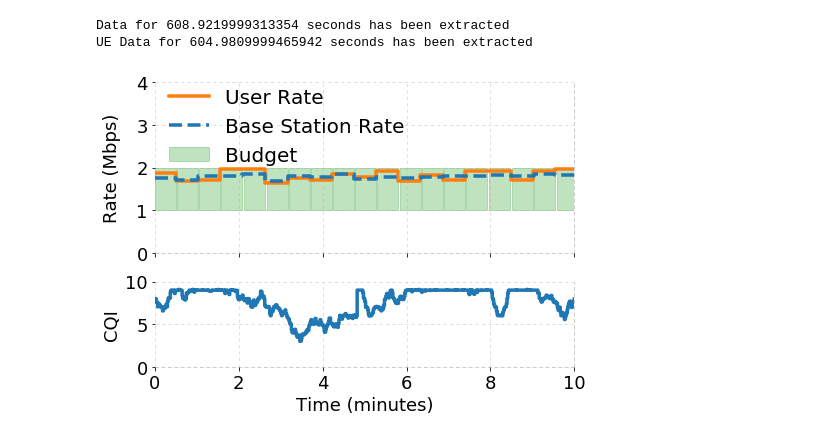
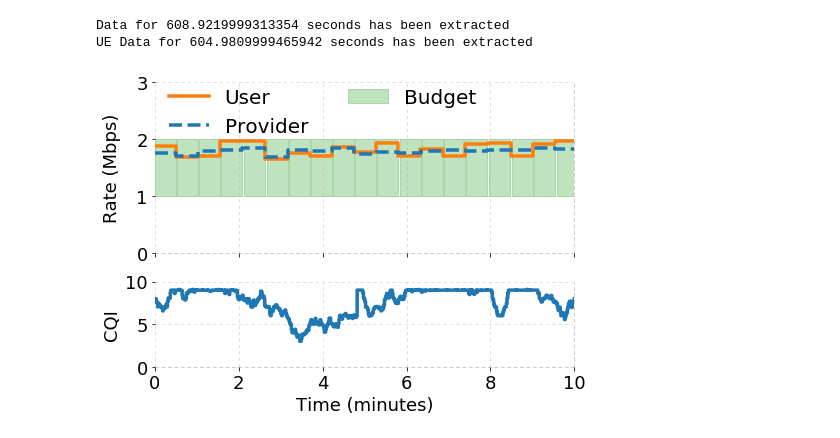
Before and after one commit to serhatarslan-hub/cell-order, a Jupyter notebook: analysis/cell-order-moving-ue-eval.ipynb, the cells around one changed output. Cells and saved outputs as stored; diff of their text form; code cells hidden in the pictures.

```diff
--- a/analysis/cell-order-moving-ue-eval.ipynb
+++ b/analysis/cell-order-moving-ue-eval.ipynb
@@ -36,6 +36,7 @@ if (SAVE_FIG):
 
 SLA_PERIOD = 30 # seconds over which the SLAs are negotiated
 OUTLIER_PERCENTILE = 5 # Percentile to clip-off from both ends for each SLA period
+RTT_WIRED_MSEC = 28
 # %%
 def filter_bs_sla_stats(bs_data, budgets, ts_start):
 
@@ -248,10 +300,10 @@ f, (ax1, ax2) = plt.subplots(2, 1, gridspec_kw={'height_ratios': [2, 1]}, figsiz
 
 ax1.step(np.insert(ue_thp_data[thp_s_id]['filtered_ts_sec'] / 60, 0, 0),
          np.insert(ue_thp_data[thp_s_id]['filtered_mbps'], 0, ue_thp_data[thp_s_id]['filtered_mbps'][0]),
-         where='pre', label='User Rate', linewidth=3.5, color='C1')
+         where='pre', label='User', linewidth=3.5, color='C1')
 ax1.step(np.insert(bs_thp_data[thp_s_id]['filtered_ts_sec'] / 60, 0, 0),
          np.insert(bs_thp_data[thp_s_id]['filtered_thp_mbps'], 0, bs_thp_data[thp_s_id]['filtered_thp_mbps'][0]),
-         where='pre', label='Base Station Rate', linewidth=3.5, color='C0', linestyle='--')
+         where='pre', label='Provider', linewidth=3.5, color='C0', linestyle='--')
 
 cnt = 1
 thp_budget_lo = thp_budgets['slice_tx_rate_budget_mbps'][thp_s_id][0]
@@ -273,12 +325,19 @@ ax1.set_ylabel('Rate (Mbps)', fontsize=FONT_SIZE)
 ax1.tick_params(axis='y', labelsize=FONT_SIZE)
 # ax1.tick_params(axis='x', labelsize=FONT_SIZE)
 ax1.get_xaxis().set_ticklabels([])
-ax1.set_ylim((0, 4))
+ax1.set_ylim((0, 3))
 ax1.set_xlim([0,10])
 # ax1.xaxis.set_ticks(np.arange(0, 13))
 
-ax1.legend(loc='upper left', frameon=False, fontsize=FONT_SIZE+2,
-           bbox_to_anchor=[-0.01,1.07])
+handles, labels = ax1.get_legend_handles_labels()
+order = [0,1,2] #specify order of items in legend
+leg = ax1.legend([handles[idx] for idx in order],[labels[idx] for idx in order],
+                 loc='upper left', frameon=False, fontsize=FONT_SIZE+2, markerscale=2,
+                 bbox_to_anchor=[-0.01, 1.07], ncol=2)
+# ax1.legend([handles[2]],[labels[2]],
+#            loc='lower left', frameon=False, fontsize=FONT_SIZE+2, markerscale=2,
+#            bbox_to_anchor=[-0.01, -0.14])
+# ax1.add_artist(leg)
 
 ax1.grid(axis='both', alpha=0.5, linestyle=LINE_STYLE)
 
@@ -310,31 +369,31 @@ ax2.set_ylim((0, 10))
 # ax2.yaxis.set_ticks(np.arange(0,8,2))
 ax2.set_xlim([0, 10])
 # ax2.xaxis.set_ticks(np.arange(13))
 
 ax2.grid(axis='both', alpha=0.5, linestyle=LINE_STYLE)
 
 ax2.spines['top'].set_visible(False)
 # ax2.spines['right'].set_visible(False)
 ax2.spines['left'].set_visible(False)
 ax2.spines["right"].set_linestyle(LINE_STYLE)
 ax2.spines["right"].set_alpha(0.5)
 ax2.spines["right"].set_color('gray')
 ax2.spines["left"].set_linestyle(LINE_STYLE)
 ax2.spines["left"].set_alpha(0.5)
 ax2.spines["left"].set_color('gray')
 ax2.spines["top"].set_linestyle(LINE_STYLE)
 ax2.spines["top"].set_alpha(0.5)
 ax2.spines["top"].set_color('gray')
 ax2.spines["bottom"].set_linestyle(LINE_STYLE)
 ax2.spines["bottom"].set_alpha(0.5)
 ax2.spines["bottom"].set_color('gray')
 
 f.tight_layout()
 f.align_ylabels()
 
 if SAVE_FIG:
     plt.savefig(reservation_out_dir + '{}_moving_ue_thp_2.pdf'.format(SCENARIO))
 
 plt.show()
 # %% [output]
-[figure, old version]
+[figure, new version]
```
Also changed, not shown: parts of 1 cell of this notebook, 2 other files.
